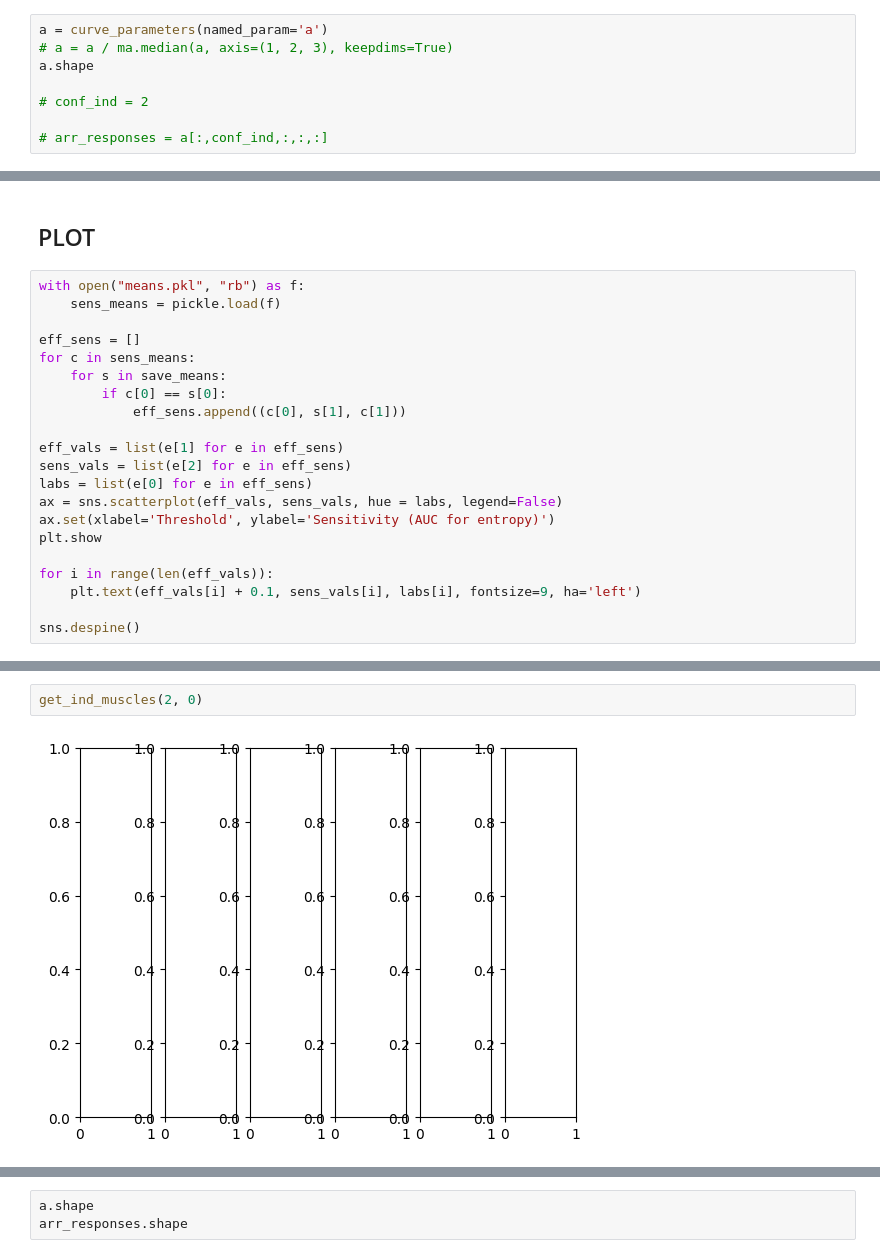
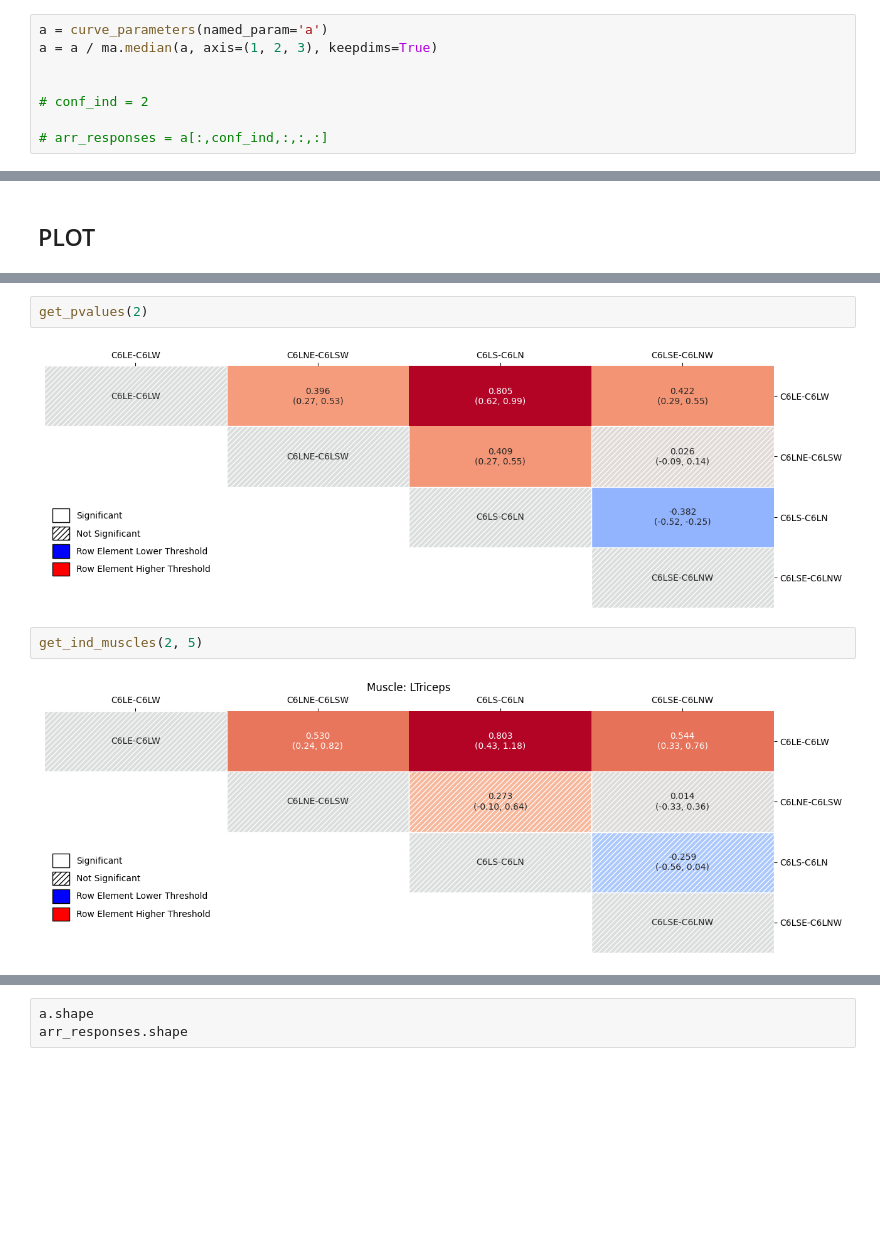
Before and after one commit to hbmep/rat-mapping, a Jupyter notebook: notebooks/L_CIRC/initial.ipynb, the cells around one changed output, grey strips where cells are left out. Drawn from its saved outputs; the diff is of its cells as text; blank space fills up the shorter version.

```diff
--- a/notebooks/L_CIRC/initial.ipynb
+++ b/notebooks/L_CIRC/initial.ipynb
@@ -88,8 +88,8 @@ def curve_parameters(
     return param
 # %%
 a = curve_parameters(named_param='a')
-# a = a / ma.median(a, axis=(1, 2, 3), keepdims=True)
-a.shape
+a = a / ma.median(a, axis=(1, 2, 3), keepdims=True)
+
 
 # conf_ind = 2
 
@@ -103,23 +101,2 @@ arr_responses.shape
 # %% [markdown]
 ## PLOT
-# %%
-with open("means.pkl", "rb") as f:
-    sens_means = pickle.load(f)
-
-eff_sens = []
-for c in sens_means:
-    for s in save_means:
-        if c[0] == s[0]:
-            eff_sens.append((c[0], s[1], c[1]))
-
-eff_vals = list(e[1] for e in eff_sens)
-sens_vals = list(e[2] for e in eff_sens)
-labs = list(e[0] for e in eff_sens)
-ax = sns.scatterplot(eff_vals, sens_vals, hue = labs, legend=False)
-ax.set(xlabel='Threshold', ylabel='Sensitivity (AUC for entropy)')
-plt.show
-
-for i in range(len(eff_vals)):
-    plt.text(eff_vals[i] + 0.1, sens_vals[i], labs[i], fontsize=9, ha='left')
-
-sns.despine()
@@ -349,4 +319,8 @@ get_pvalues(2)
+# %%
+get_pvalues(2)
+# %% [output]
+[figure, added]
 # %%
-get_ind_muscles(2, 0)
+get_ind_muscles(2, 5)
 # %% [output]
-[figure, old version]
+[figure, new version]
```
Also changed, not shown: parts of 9 cells of this notebook, 3 other files.
